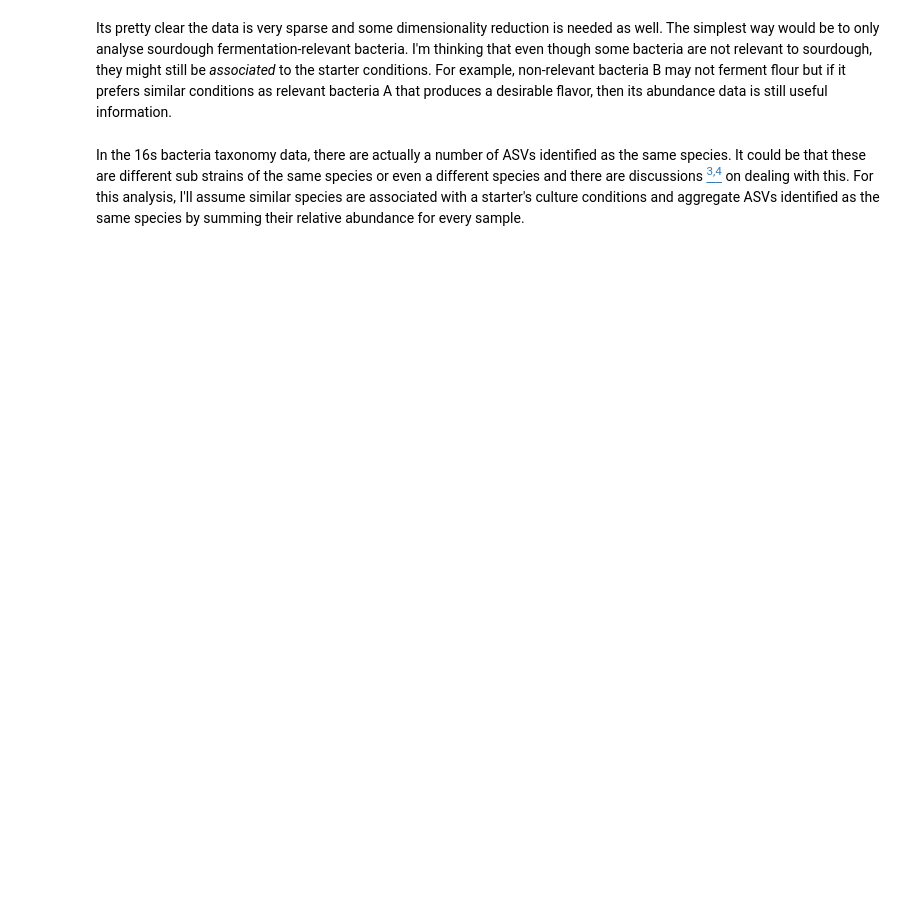
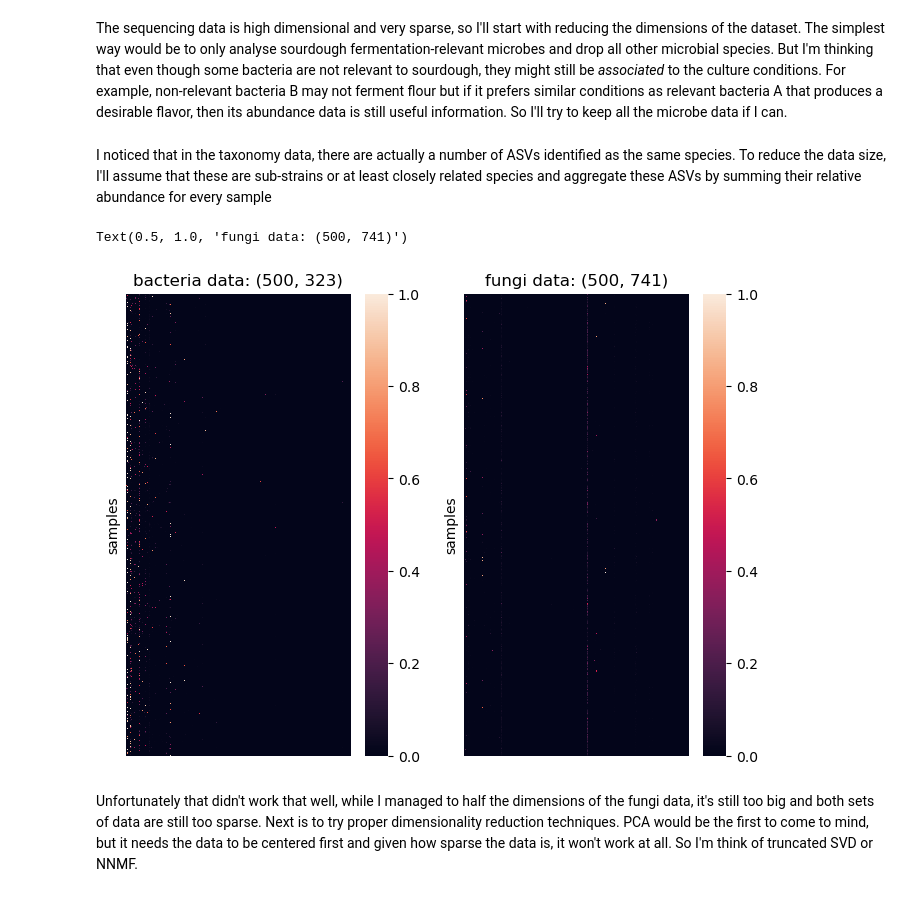
Before and after one commit to Geoff-CQW/sourdough, a Jupyter notebook: sourdough analytics.ipynb, the cells around one changed output. Drawn from its saved outputs; the diff is of its cells as text; code cells hidden in the pictures; blank space fills up the shorter version.

```diff
--- a/sourdough analytics.ipynb
+++ b/sourdough analytics.ipynb
@@ -39,7 +102,7 @@ sns.heatmap(data = fung.set_index('samples'), ax=ax2, yticklabels=False)
 # %% [markdown]
-Its pretty clear the data is very sparse and some dimensionality reduction is needed as well. The simplest way would be to only analyse sourdough fermentation-relevant bacteria. I'm thinking that even though some bacteria are not relevant to sourdough, they might still be *associated* to the starter conditions. For example, non-relevant bacteria B may not ferment flour but if it prefers similar conditions as relevant bacteria A that produces a desirable flavor, then its abundance data is still useful information.
+The sequencing data is high dimensional and very sparse, so I'll start with reducing the dimensions of the dataset. The simplest way would be to only analyse sourdough fermentation-relevant microbes and drop all other microbial species. But I'm thinking that even though some bacteria are not relevant to sourdough, they might still be *associated* to the culture conditions. For example, non-relevant bacteria B may not ferment flour but if it prefers similar conditions as relevant bacteria A that produces a desirable flavor, then its abundance data is still useful information. So I'll try to keep all the microbe data if I can.
-# %% [markdown]
-In the 16s bacteria taxonomy data, there are actually a number of ASVs identified as the same species. It could be that these are different sub strains of the same species or even a different species and there are discussions [<sup>3,</sup>](https://forum.qiime2.org/t/how-should-different-asvs-of-the-same-species-be-interpreted/12394/2)[<sup>4</sup>](https://forum.qiime2.org/t/wouldnt-it-be-better-to-think-of-an-asv-as-a-distinct-16s-copy-rather-than-a-distinct-species/10776) on dealing with this. For this analysis, I'll assume similar species are associated with a starter's culture conditions and aggregate ASVs identified as the same species by summing their relative abundance for every sample.
+# %% [markdown]
+I noticed that in the taxonomy data, there are actually a number of ASVs identified as the same species. To reduce the data size, I'll assume that these are sub-strains or at least closely related species and aggregate these ASVs by summing their relative abundance for every sample
 # %%
 bact_tax = pd.read_csv("sourdough_tax_16S.csv")
 fung_tax = pd.read_csv("sourdough_tax_ITS.csv")
@@ -81,3 +144,22 @@ def aggregate_same_species(abund_df, tax_df):
     assert n == abund_df.shape[1]-1, 'not all ASVs collected, check outputs'
 
     return new_df
+# %%
+# aggregate similar species and visualise the data this time
+bact_agg = aggregate_same_species(bact, bact_tax)
+fung_agg = aggregate_same_species(fung, fung_tax)
+
+fig = plt.figure(figsize = (8, 6))
+
+ax1 = fig.add_subplot(1, 2, 1)
+sns.heatmap(data = bact_agg.set_index('samples'), ax=ax1, yticklabels=False, xticklabels=False)
+ax1.set_title(f'bacteria data: {bact_agg.shape}')
+
+ax2 = fig.add_subplot(1, 2, 2)
+sns.heatmap(data = fung_agg.set_index('samples'), ax=ax2, yticklabels=False, xticklabels=False)
+ax2.set_title(f'fungi data: {fung_agg.shape}')
+# %% [output]
+Text(0.5, 1.0, 'fungi data: (500, 741)')
+[figure, added]
+# %% [markdown]
+Unfortunately that didn't work that well, while I managed to half the dimensions of the fungi data, it's still too big and both sets of data are still too sparse. Next is to try proper dimensionality reduction techniques. PCA would be the first to come to mind, but it needs the data to be centered first and given how sparse the data is, it won't work at all. So I'm think of truncated SVD or NNMF.
```
Also changed, not shown: parts of 11 cells of this notebook, 1 other file.
